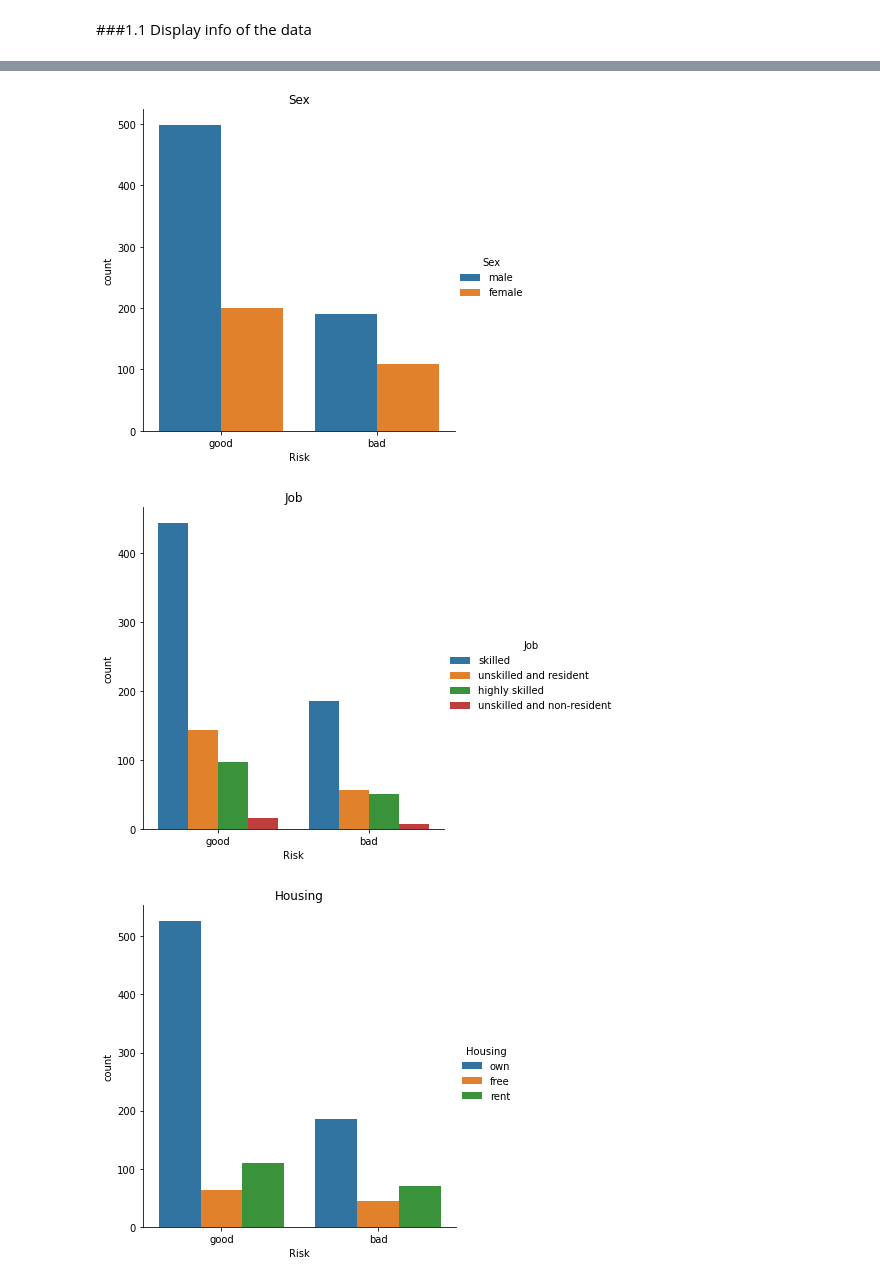
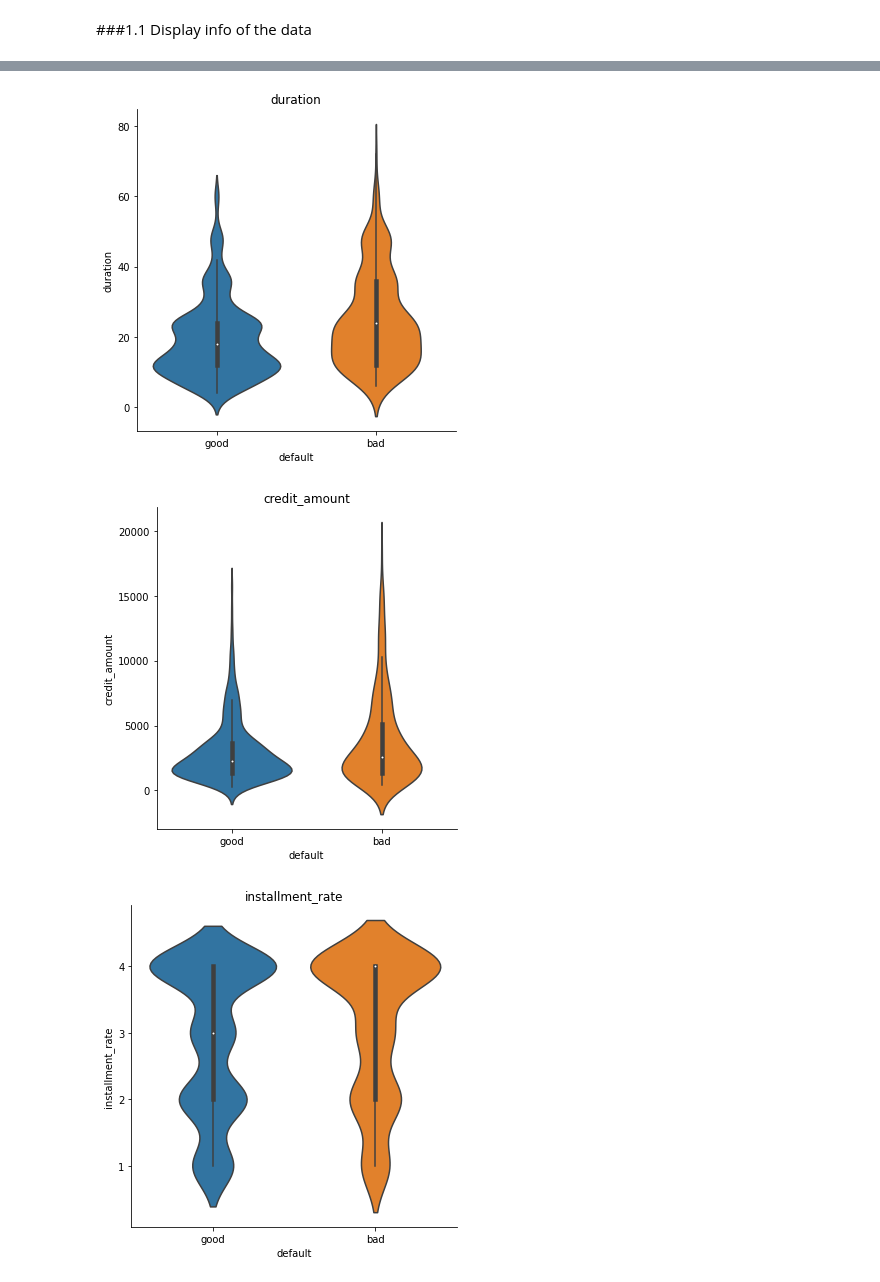
Before and after one commit to shanqu91/project_credit_risk_modeling, a Jupyter notebook: A_data_preparation.ipynb, the cells around one changed output, grey strips where cells are left out. Cells and saved outputs as stored; diff of their text form; code cells hidden in the pictures.

```diff
--- a/A_data_preparation.ipynb
+++ b/A_data_preparation.ipynb
@@ -55,0 +50,6 @@ None
+# %%
+# 'default' column is detected as numerical
+# 1 - good, 2 - bad
+df_data['default'] = df_data['default'].replace({1: 'good', 2: 'bad'})
+print(df_data.info())
+df_data.head()
@@ -61,15 +82,12 @@ Replace them using 'Other'
 # %%
 # Print columns with null
 print(df_data.columns[df_data.isnull().any()])
+print('There is no null')
 
-print(df_data['Saving accounts'].isnull().sum())
-print(df_data[df_data['Saving accounts'].isnull()].head())
-print(df_data['Checking account'].isnull().sum())
-print(df_data[df_data['Checking account'].isnull()].head())
+#print(df_data['Saving accounts'].isnull().sum())
+#print(df_data[df_data['Saving accounts'].isnull()].head())
 
 # replace null with 'Other' for categorical variables
-df_data['Saving accounts'].fillna('Other', inplace=True)
-df_data['Checking account'].fillna('Other', inplace=True)
-
-print(df_data.columns[df_data.isnull().any()])
+#df_data['Saving accounts'].fillna('Other', inplace=True)
+#print(df_data.columns[df_data.isnull().any()])
 # %% [output]
@@ -154,30 +299,27 @@ for col in df_data_cat:
 # %%
-# multivariate plot
-sns.catplot(x='Risk', hue='Sex', data=df_data, kind='count').set(title='Sex')
+#'duration', 'credit_amount', 'installment_rate', 'residence_length', 'age','existing_credits', 'liable_people'
+
+sns.catplot(x='default', y='duration', data=df_data, kind='violin').set(title='duration')
 plt.show()
 
-sns.catplot(x='Risk', hue='Job', data=df_data, kind='count').set(title='Job')
+sns.catplot(x='default', y='credit_amount', data=df_data, kind='violin').set(title='credit_amount')
 plt.show()
 
-sns.catplot(x='Risk', hue='Housing', data=df_data, kind='count').set(title='Housing')
+sns.catplot(x='default', y='installment_rate', data=df_data, kind='violin').set(title='installment_rate')
 plt.show()
 
-sns.catplot(x='Risk', hue='Saving accounts', data=df_data, kind='count').set(title='Saving accounts')
+sns.catplot(x='default', y='residence_length', data=df_data, kind='violin').set(title='residence_length')
 plt.show()
 
-sns.catplot(x='Risk', hue='Checking account', data=df_data, kind='count').set(title='Checking account')
+sns.catplot(x='default', y='age', data=df_data, kind='violin').set(title='age')
 plt.show()
 
-sns.catplot(x='Risk', hue='Purpose', data=df_data, kind='count').set(title='Purpose')
+sns.catplot(x='default', y='existing_credits', data=df_data, kind='violin').set(title='existing_credits')
 plt.show()
 
-print("Sex not obviously affects risk status.")
-print("Job type not obviously affects risk status.")
-print("Housing not obviously affects risk status.")
-print("Saving accounts not obviously affect risk status.")
-print("Checking accounts not obviously affect risk status.")
-print("Purpose affects risk status.")
+sns.catplot(x='default', y='liable_people', data=df_data, kind='violin').set(title='liable_people')
+plt.show()
 # %% [output]
-[figure, old version]
+[figure, new version]
-[figure, old version]
+[figure, new version]
-[figure, old version]
+[figure, new version]
```
Also changed, not shown: parts of 20 cells of this notebook.
